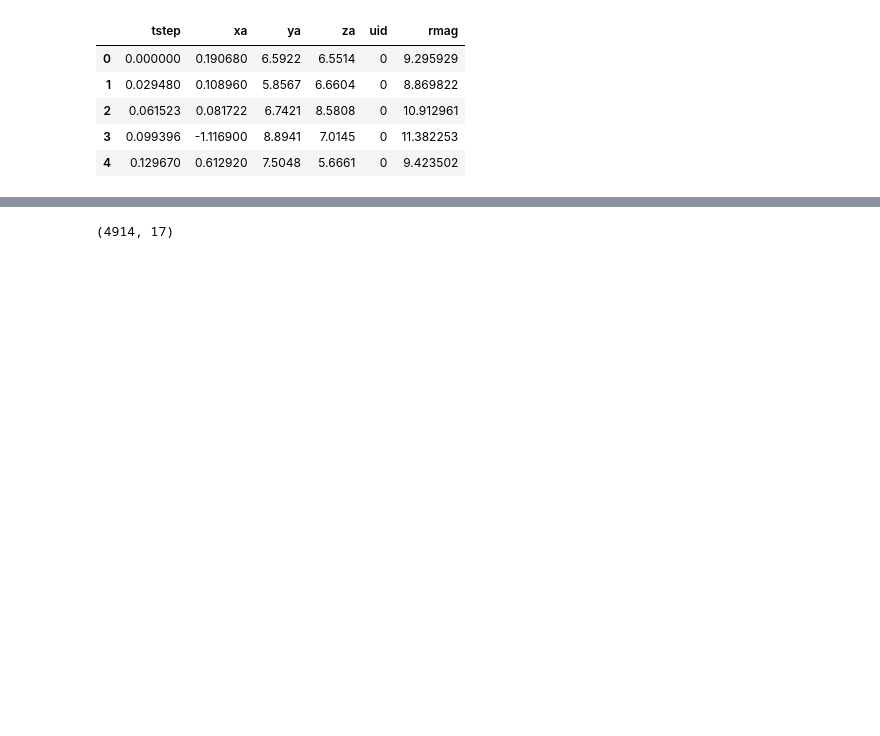
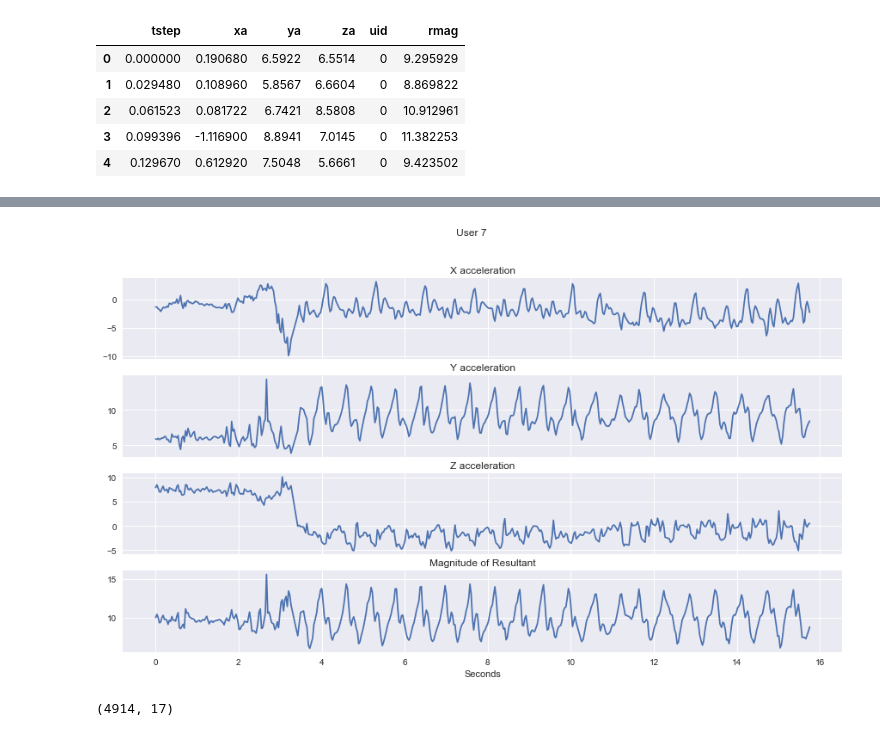
Before and after one commit to charcarr/walking-gate-classifier, a Jupyter notebook: analysis.ipynb, the cells around one changed output, grey strips where cells are left out. Saved outputs shown, nothing was run; the diff lists cells and outputs as text; code cells hidden in the pictures; blank space fills up the shorter version.

```diff
--- a/analysis.ipynb
+++ b/analysis.ipynb
@@ -160,3 +184,7 @@ plot_resultant(frame, 10)
+# %%
+plot_resultant(frame, 7)
+# %% [output]
+[figure, added]
 # %%
 # define moving window and data wrangling functions
 
```
Also changed, not shown: parts of 20 cells of this notebook.
